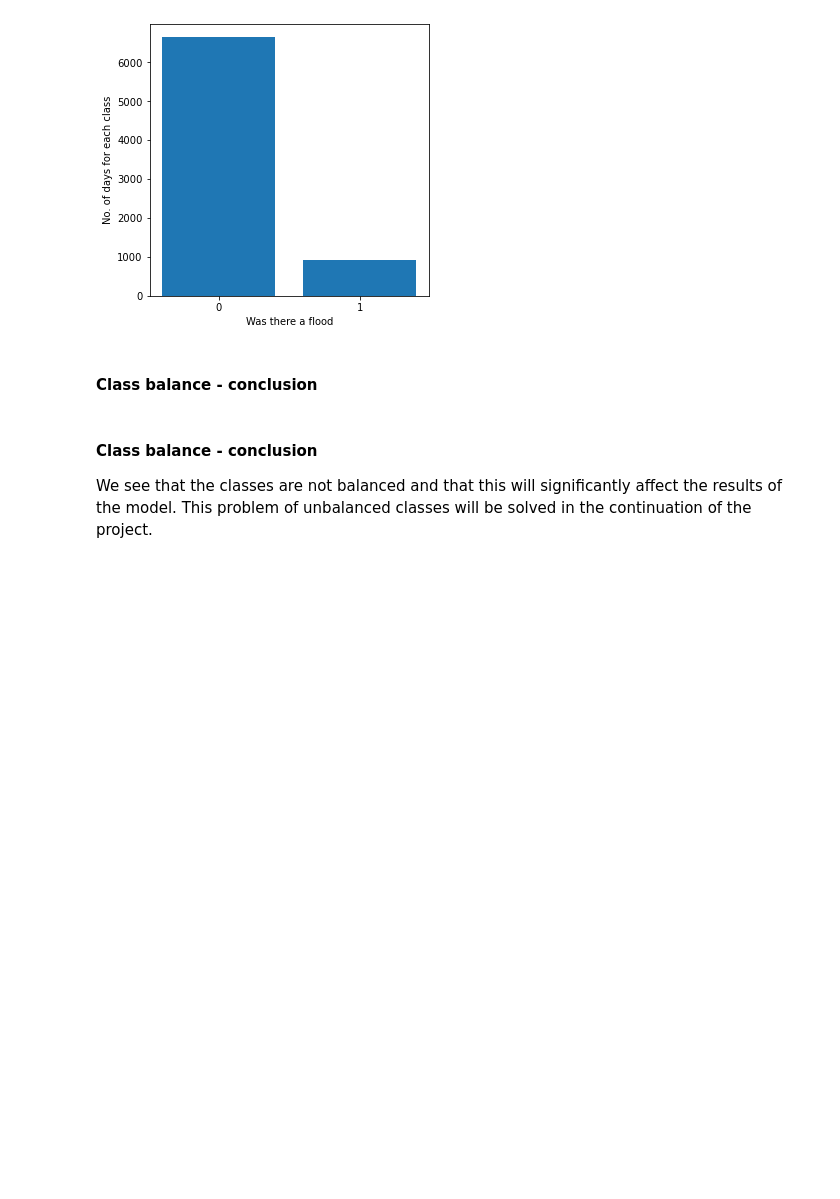
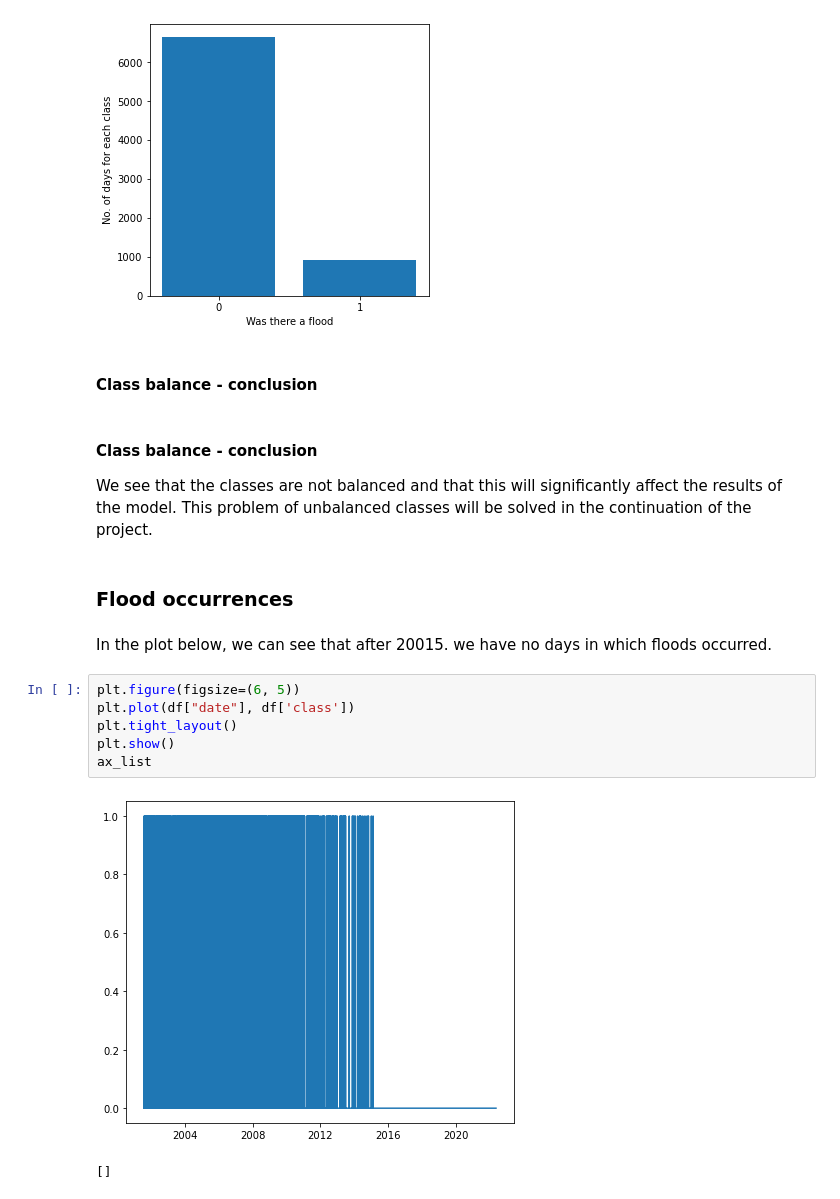
Before and after one commit to backspacer303/naucno-izracunavanje-projekat-2022, a Jupyter notebook: data_preprocessing.ipynb, the cells around one changed output. Drawn from its saved outputs; the diff is of its cells as text; blank space fills up the shorter version.

Commit message:
Added flood occurrences plot

```diff
--- a/data_preprocessing.ipynb
+++ b/data_preprocessing.ipynb
@@ -927,3 +927,16 @@ plt.show()
 # %% [markdown]
 #### Class balance - conclusion
 We see that the classes are not balanced and that this will significantly affect the results of the model. This problem of unbalanced classes will be solved in the continuation of the project.
+# %% [markdown]
+### Flood occurrences
+# %% [markdown]
+In the plot below, we can see that after 20015. we have no days in which floods occurred.
+# %%
+plt.figure(figsize=(6, 5))
+plt.plot(df["date"], df['class'])
+plt.tight_layout()
+plt.show()
+ax_list
+# %% [output]
+[figure, added]
+[]
```
